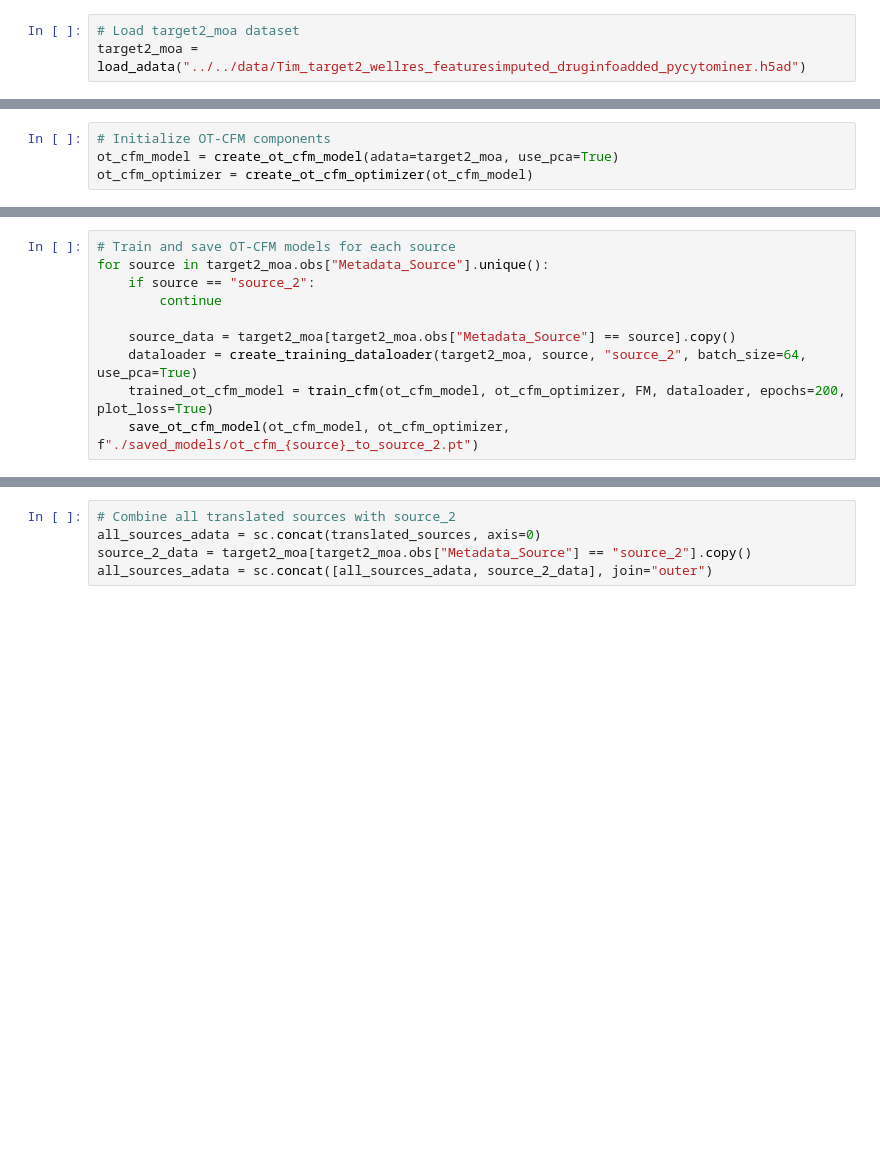
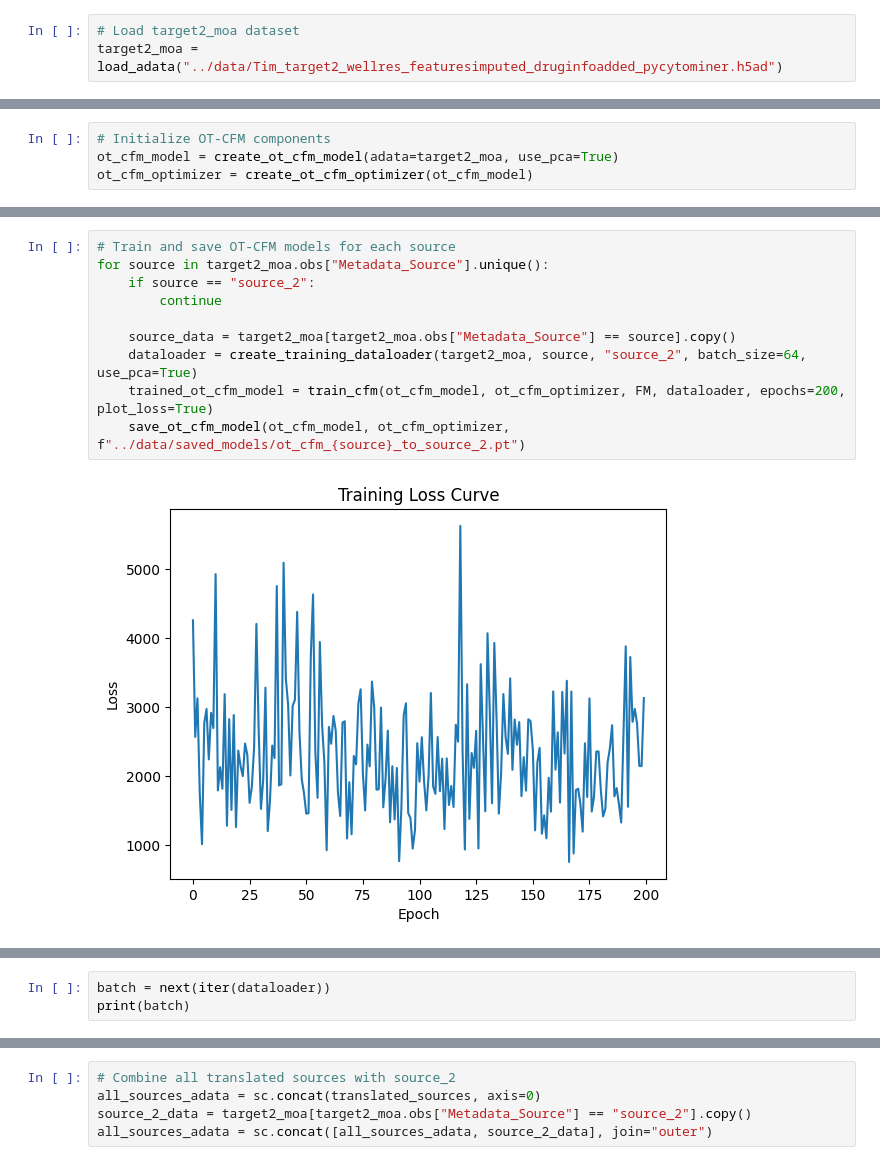
Before and after one commit to mBiocoder/OT-CFM, a Jupyter notebook: notebooks/example_run_ot_cfm.ipynb, the cells around one changed output, grey strips where cells are left out. Cells and saved outputs as stored; diff of their text form; blank space fills up the shorter version.

```diff
--- a/notebooks/example_run_ot_cfm.ipynb
+++ b/notebooks/example_run_ot_cfm.ipynb
@@ -19,4 +24,4 @@ use_cuda = torch.cuda.is_available()
 device = torch.device("cuda" if use_cuda else "cpu")
 # %%
 # Load target2_moa dataset
-target2_moa = load_adata("../../data/Tim_target2_wellres_featuresimputed_druginfoadded_pycytominer.h5ad")
+target2_moa = load_adata("../data/Tim_target2_wellres_featuresimputed_druginfoadded_pycytominer.h5ad")
@@ -32,10 +48,12 @@ translated_sources = []
 # %%
 # Train and save OT-CFM models for each source
 for source in target2_moa.obs["Metadata_Source"].unique():
     if source == "source_2":
         continue
 
     source_data = target2_moa[target2_moa.obs["Metadata_Source"] == source].copy()
     dataloader = create_training_dataloader(target2_moa, source, "source_2", batch_size=64, use_pca=True)
     trained_ot_cfm_model = train_cfm(ot_cfm_model, ot_cfm_optimizer, FM, dataloader, epochs=200, plot_loss=True)
-    save_ot_cfm_model(ot_cfm_model, ot_cfm_optimizer, f"./saved_models/ot_cfm_{source}_to_source_2.pt")
+    save_ot_cfm_model(ot_cfm_model, ot_cfm_optimizer, f"../data/saved_models/ot_cfm_{source}_to_source_2.pt")
+# %% [output]
+[figure, added]
@@ -42,3 +68,6 @@ for source in target2_moa.obs["Metadata_Source"].unique():
+# %%
+batch = next(iter(dataloader))
+print(batch)
 # %%
 # Load and perform transport
 for source in target2_moa.obs["Metadata_Source"].unique():
```
Also changed, not shown: parts of 10 cells of this notebook, 1 other file.
